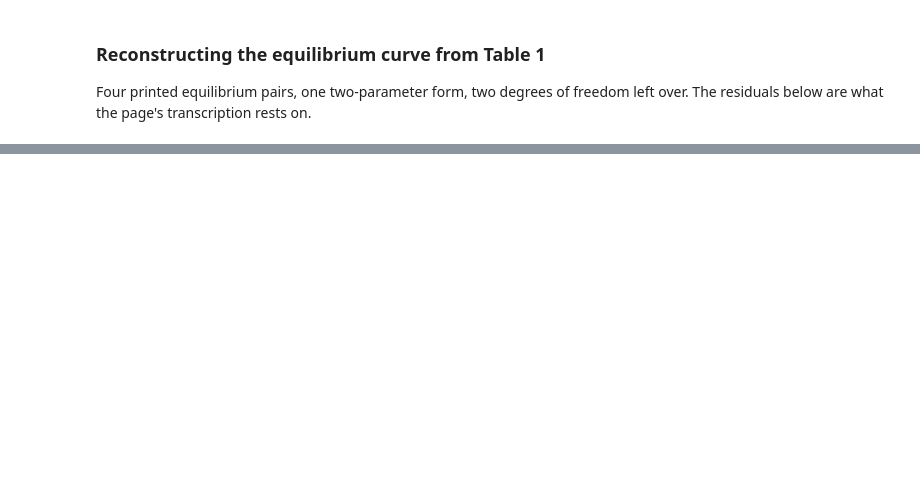
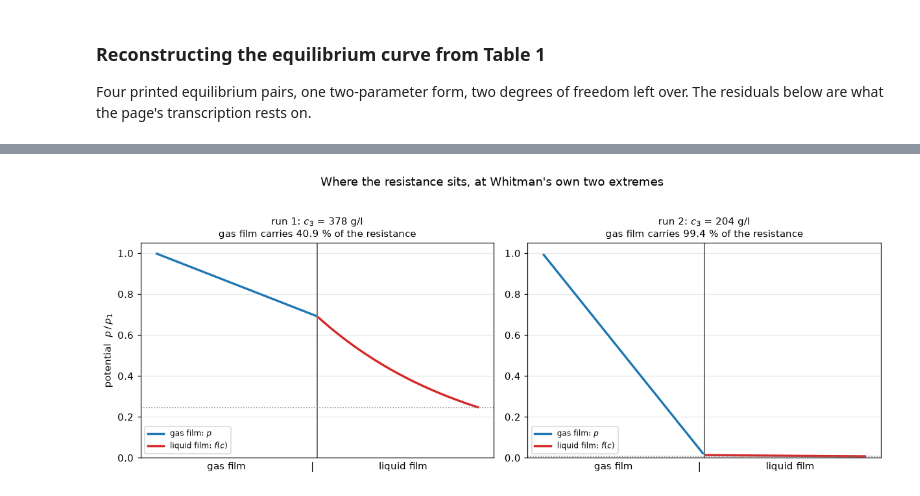
Before and after one commit to computational-chemical-engineering/pymrm-gallery, a Jupyter notebook: pages/A3.1-whitman-two-film/index.ipynb, the cells around one changed output, grey strips where cells are left out. Saved outputs shown, nothing was run; the diff lists cells and outputs as text; code cells hidden in the pictures; blank space fills up the shorter version.

```diff
--- a/pages/A3.1-whitman-two-film/index.ipynb
+++ b/pages/A3.1-whitman-two-film/index.ipynb
@@ -2004,0 +876,16 @@ from Whitman's own Table 1.
+# %%
+ULP = float(np.spacing(C3[2]))
+rows = []
+for kc in [1e9, 1e10, 1e11, 1e12, 1e13]:
+    s = run2_rate(kc)
+    rows.append(dict(k_c=kc, c2_minus_c3=s["c2"] - C3[2], quantisation_g_per_h=kc * ULP,
+                     rate_gas_side=s["N"], rate_liquid_side=s["N_liquid_side"],
+                     exceeds_the_limit=bool(s["N_liquid_side"] > NO_LF["N"])))
+display(pd.DataFrame(rows))
+print(f"exact k_c -> infinity limit {NO_LF['N']:.6f} g/h;  ulp({C3[2]:g}) = {ULP:.3e} g/l")
+print(f"the quantity being reported, the deleted-film rate minus the observed one, is "
+      f"{abs(NO_LF['N'] - OBS[2]):.4f} g/h,")
+print(f"against a liquid-side quantisation of {1e12 * ULP:.4f} g/h at k_c = 1e12, "
+      f"{1e12 * ULP / abs(NO_LF['N'] - OBS[2]):.1f} times larger.")
+print("The gas-side column is flat over four decades of k_c; the liquid-side column")
+print("is not, and no value of k_c is used anywhere above.")
@@ -2004,0 +904,27 @@ from Whitman's own Table 1.
+# %%
+# The classical two-film diagram: ONE potential across both films. In the gas
+# film that is the partial pressure itself; in the liquid film it is the
+# pressure the local concentration would exert, f(c). The two meet at the
+# interface by construction, so the drop across each film is directly readable.
+fig, axes = plt.subplots(1, 2, figsize=(11.2, 4.2))
+for ax, run in zip(axes, (1, 2)):
+    tf = TwoFilm(KP_R3, KC_1, EQ.p, EQ.dpdc, n=60)
+    s = tf.solve(P1[run], C3[run])
+    x_c = 0.5 * (tf.x_f[1:] + tf.x_f[:-1])
+    ax.plot(x_c, s["p"] / P1[run], "-", lw=2.2, color="C0", label="gas film: $p$")
+    ax.plot(1 + x_c, EQ.p(s["c"]) / P1[run], "-", lw=2.2, color="C3",
+            label=r"liquid film: $f(c)$")
+    ax.axvline(1.0, color="0.4", lw=1.2)
+    ax.axhline(float(EQ.p(C3[run])) / P1[run], ls=":", lw=1, color="0.5")
+    ax.set_xlabel("gas film                    |                    liquid film")
+    ax.set_ylim(0, 1.05)
+    ax.set_title(f"run {run}: $c_3$ = {C3[run]:g} g/l\ngas film carries "
+                 f"{100 * resistance_share(EQ, KC_1, run):.1f} % of the resistance", fontsize=10)
+    ax.set_xticks([])
+    ax.legend(fontsize=8, loc="lower left")
+axes[0].set_ylabel(r"potential  $p\,/\,p_1$")
+fig.suptitle("Where the resistance sits, at Whitman's own two extremes", y=1.02)
+fig.tight_layout()
+plt.show()
+# %% [output]
+[figure, added]
```
Also changed, not shown: parts of 90 cells of this notebook, 9 other files.
